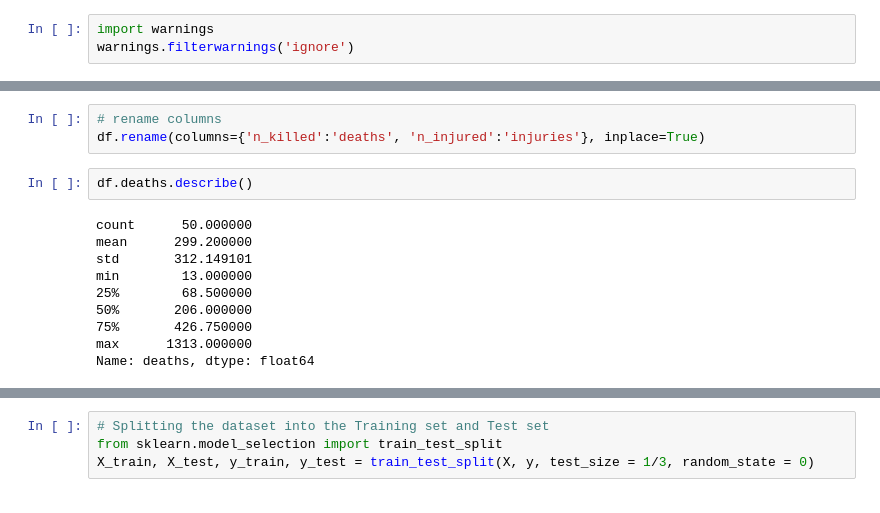
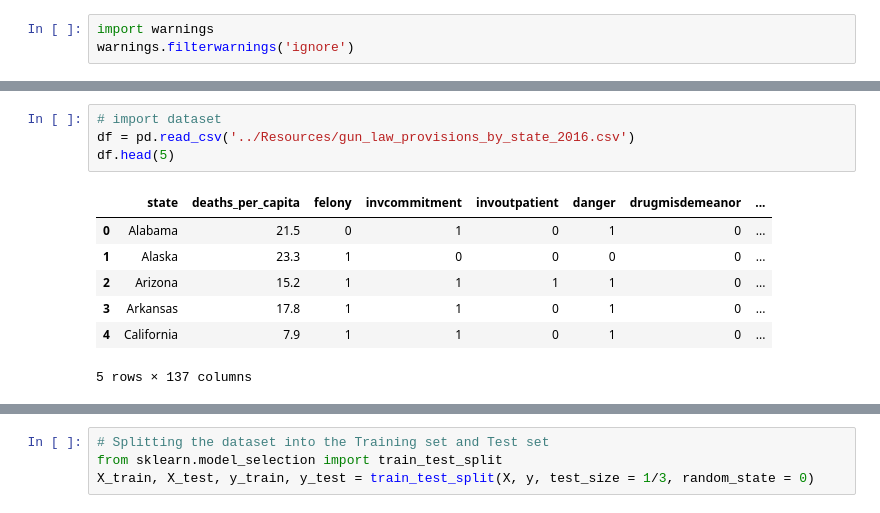
Before and after one commit to HopeAkrout/Final_Project, a Jupyter notebook: segment_2_machine_learning/death-predictor/notebook.ipynb, the cells around one changed output, grey strips where cells are left out. Cells and saved outputs as stored; diff of their text form.

```diff
--- a/segment_2_machine_learning/death-predictor/notebook.ipynb
+++ b/segment_2_machine_learning/death-predictor/notebook.ipynb
@@ -48,15 +15,12 @@ df.head(5)
-# %%
-# rename columns
-df.rename(columns={'n_killed':'deaths', 'n_injured':'injuries'}, inplace=True)
-# %%
-df.deaths.describe()
-# %% [output]
-count      50.000000
-mean      299.200000
-std       312.149101
-min        13.000000
-25%        68.500000
-50%       206.000000
-75%       426.750000
-max      1313.000000
-Name: deaths, dtype: float64
+# %%
+# import dataset
+df = pd.read_csv('../Resources/gun_law_provisions_by_state_2016.csv')
+df.head(5)
+# %% [output]
+|  | state | deaths_per_capita | felony | invcommitment | invoutpatient | danger | drugmisdemeanor | ... |
+| 0 | Alabama | 21.5 | 0 | 1 | 0 | 1 | 0 | ... |
+| 1 | Alaska | 23.3 | 1 | 0 | 0 | 0 | 0 | ... |
+| 2 | Arizona | 15.2 | 1 | 1 | 1 | 1 | 0 | ... |
+| 3 | Arkansas | 17.8 | 1 | 1 | 0 | 1 | 0 | ... |
+| 4 | California | 7.9 | 1 | 1 | 0 | 1 | 0 | ... |
+5 rows × 137 columns
```
Also changed, not shown: parts of 7 cells of this notebook, 24 other files.
